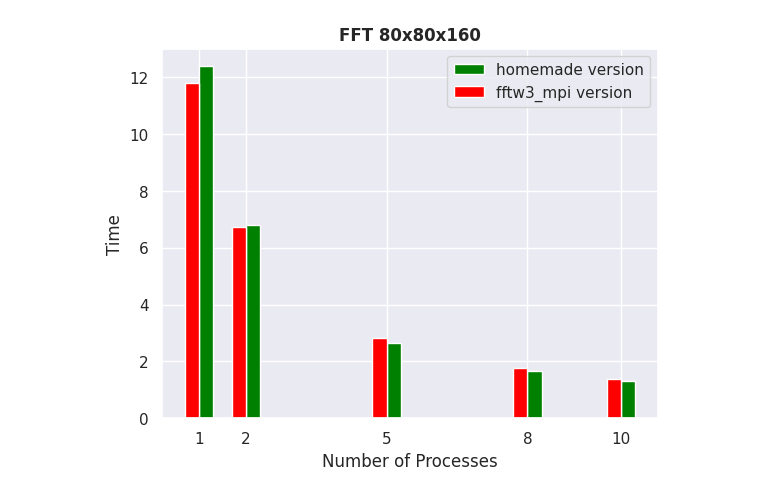
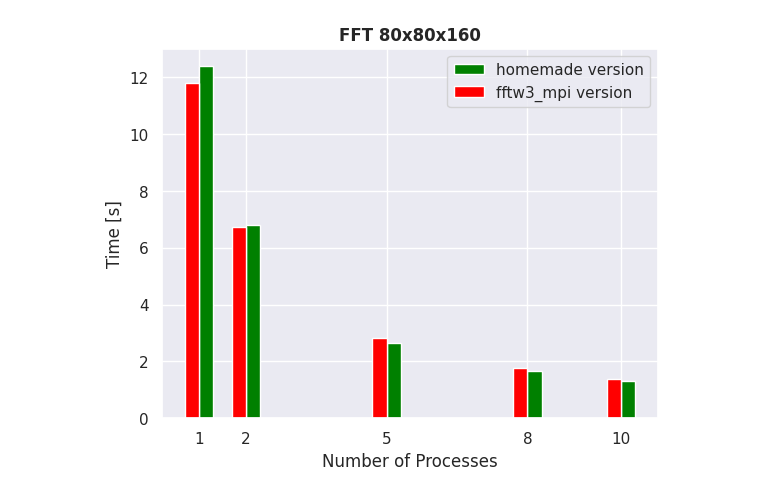
Before and after one commit to ICGonnella/Parallel-Programming, a Jupyter notebook: FFT/plots/data_plot.ipynb, the cells around one changed output. Drawn from its saved outputs; the diff is of its cells as text; code cells hidden in the pictures.

```diff
--- a/FFT/plots/data_plot.ipynb
+++ b/FFT/plots/data_plot.ipynb
@@ -12,5 +12,5 @@ font_path = fm.findfont(fm.FontProperties(family=font_family))
 # %%
 sns.set_theme()
 # %%
-time_homemade = pd.read_csv('time_homemade.dat', delimiter='\t',names=["rank", "size","n1","n2","n3","dt", "iterations","time"])#[-27:-1]
-time_fftw3_mpi = pd.read_csv('time_fftw3_mpi.dat', delimiter='\t',names=["rank", "size","n1","n2","n3","dt", "iterations","time"])#[-26:]
+time_homemade = pd.read_csv('../data/time_homemade.dat', delimiter='\t',names=["rank", "size","n1","n2","n3","dt", "iterations","time"])#[-27:-1]
+time_fftw3_mpi = pd.read_csv('../data/time_fftw3_mpi.dat', delimiter='\t',names=["rank", "size","n1","n2","n3","dt", "iterations","time"])#[-26:]
@@ -41,12 +25,12 @@ time_fftw3_mpi_mean = [np.mean(
 # %%
 width=0.3
 plt.bar([1+width/2,2+width/2,5+width/2,8+width/2,10+width/2],time_homemade_mean, color="green", label="homemade version", width=width,)
 plt.bar([1-width/2,2-width/2,5-width/2,8-width/2,10-width/2],time_fftw3_mpi_mean, color="red",label="fftw3_mpi version", width=width)
 plt.xticks([1,2,5,8,10])
 plt.legend()
 plt.title(f"FFT 80x80x160",fontweight='bold')
 plt.xlabel("Number of Processes",fontweight=500)
-plt.ylabel("Time",fontweight=500)
+plt.ylabel("Time [s]",fontweight=500)
 plt.savefig(f"FFT_80_80_160.png")
 # %% [output]
-[figure, old version]
+[figure, new version]
```
Also changed, not shown: parts of 1 cell of this notebook, 13 other files.
